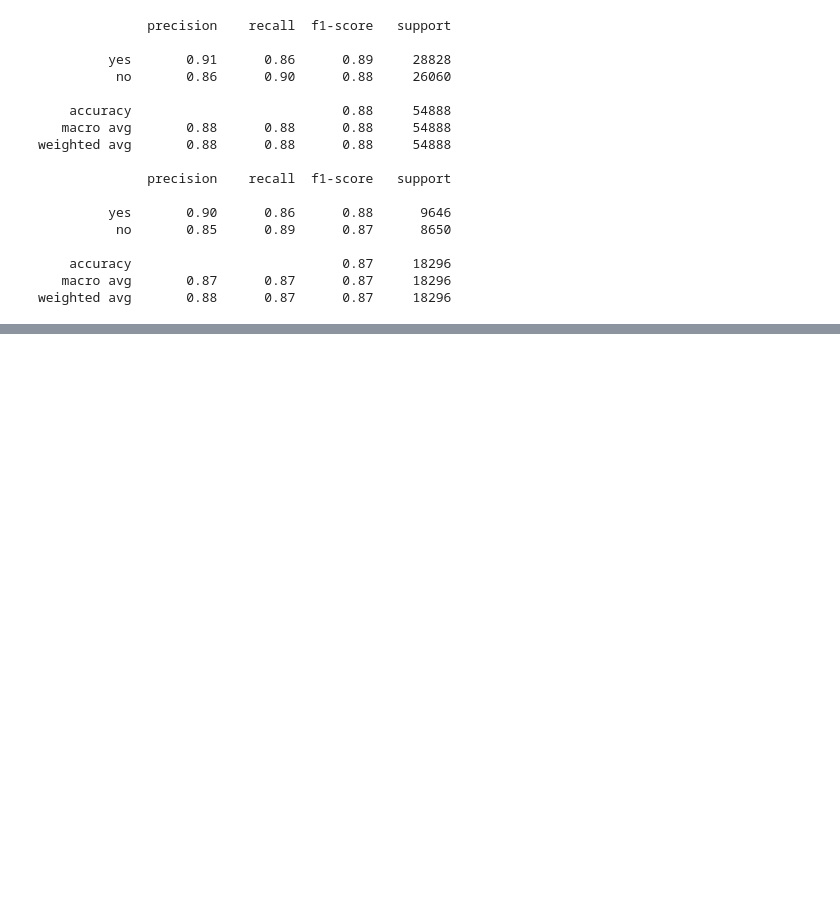
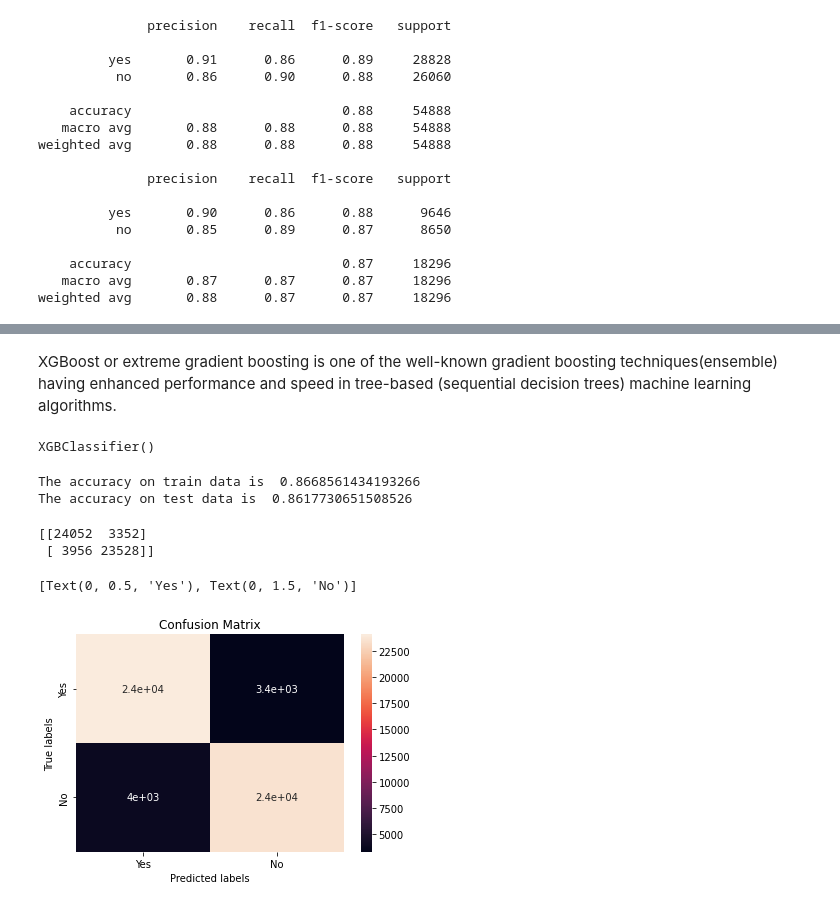
Before and after one commit to saqquib/Bank-Marketing-Effectiveness-Prediction, a Jupyter notebook: Bank_Marketing_Effectiveness_Prediction_Capstone_Project.ipynb, the cells around one changed output, grey strips where cells are left out. Cells and saved outputs as stored; diff of their text form; code cells hidden in the pictures; blank space fills up the shorter version.

```diff
--- a/Bank_Marketing_Effectiveness_Prediction_Capstone_Project.ipynb
+++ b/Bank_Marketing_Effectiveness_Prediction_Capstone_Project.ipynb
@@ -1313,0 +1318,2 @@ weighted avg       0.88      0.87      0.87     18296
+# %% [markdown]
+XGBoost or extreme gradient boosting is one of the well-known gradient boosting techniques(ensemble) having enhanced performance and speed in tree-based (sequential decision trees) machine learning algorithms.
@@ -1313,0 +1322,42 @@ weighted avg       0.88      0.87      0.87     18296
+# %%
+XGB_model = xgb.XGBClassifier()
+XGB_model.fit(X_train, y_train)
+# %% [output]
+XGBClassifier()
+# %%
+# Get the predicted classes
+
+train_class_preds = XGB_model.predict(X_train)
+test_class_preds = XGB_model.predict(X_test)
+# %%
+# Get the Accuracy classes
+
+train_accuracy = accuracy_score(train_class_preds, y_train)
+test_accuracy = accuracy_score(test_class_preds, y_test)
+
+print("The accuracy on train data is ", train_accuracy)
+print("The accuracy on test data is ", test_accuracy)
+# %% [output]
+The accuracy on train data is  0.8668561434193266
+The accuracy on test data is  0.8617730651508526
+# %%
+# Confusion matrix for train
+
+labels = ['Yes', 'No']
+cm = confusion_matrix(y_train, train_class_preds)
+print(cm)
+
+ax= plt.subplot()
+sns.heatmap(cm, annot=True, ax = ax)
+
+# labels, title and ticks
+ax.set_xlabel('Predicted labels')
+ax.set_ylabel('True labels')
+ax.set_title('Confusion Matrix')
+ax.xaxis.set_ticklabels(labels)
+ax.yaxis.set_ticklabels(labels)
+# %% [output]
+[[24052  3352]
+ [ 3956 23528]]
+[Text(0, 0.5, 'Yes'), Text(0, 1.5, 'No')]
+[figure, added]
```
Also changed, not shown: parts of 19 cells of this notebook.
